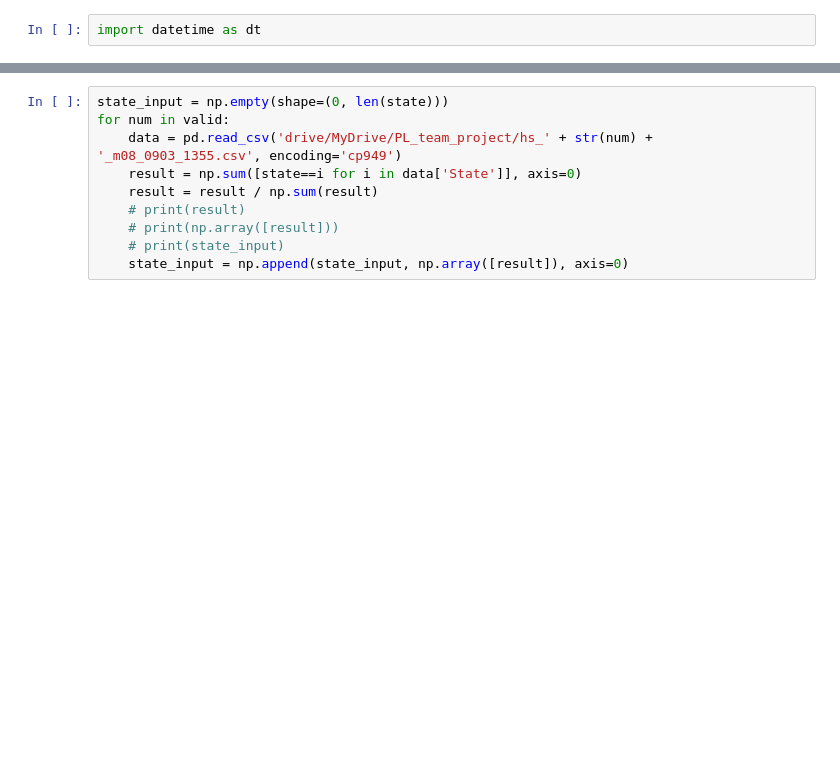
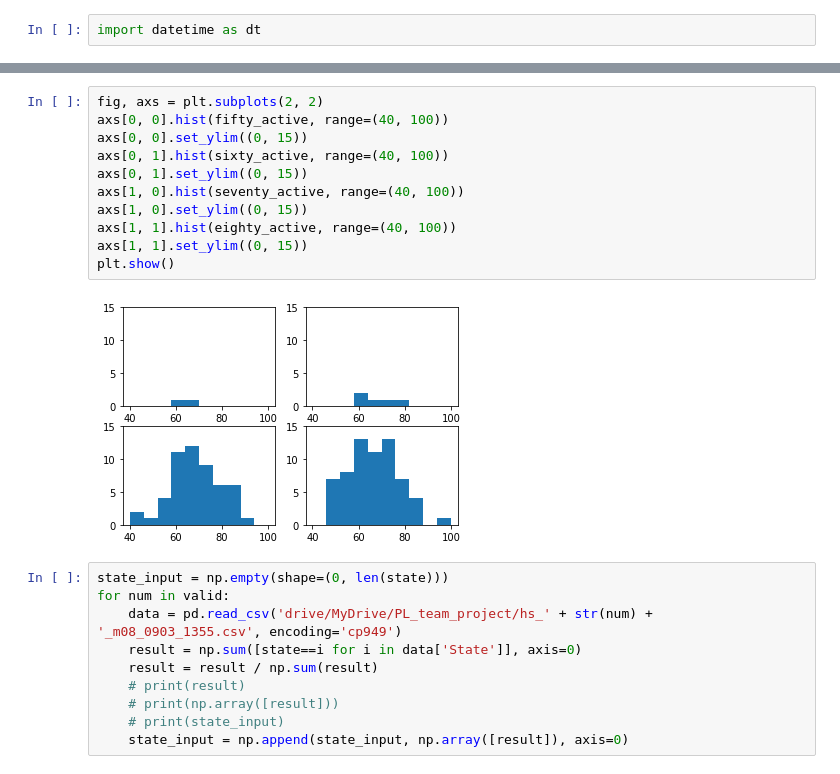
Before and after one commit to Tim3s/PL-teamproject-dataprocessing, a Jupyter notebook: PL_test.ipynb, the cells around one changed output, grey strips where cells are left out. Drawn from its saved outputs; the diff is of its cells as text; blank space fills up the shorter version.

```diff
--- a/PL_test.ipynb
+++ b/PL_test.ipynb
@@ -126,3 +241,16 @@ plt.show()
+# %%
+fig, axs = plt.subplots(2, 2)
+axs[0, 0].hist(fifty_active, range=(40, 100))
+axs[0, 0].set_ylim((0, 15))
+axs[0, 1].hist(sixty_active, range=(40, 100))
+axs[0, 1].set_ylim((0, 15))
+axs[1, 0].hist(seventy_active, range=(40, 100))
+axs[1, 0].set_ylim((0, 15))
+axs[1, 1].hist(eighty_active, range=(40, 100))
+axs[1, 1].set_ylim((0, 15))
+plt.show()
+# %% [output]
+[figure, added]
 # %%
 state_input = np.empty(shape=(0, len(state)))
 for num in valid:
```
Also changed, not shown: parts of 12 cells of this notebook.
